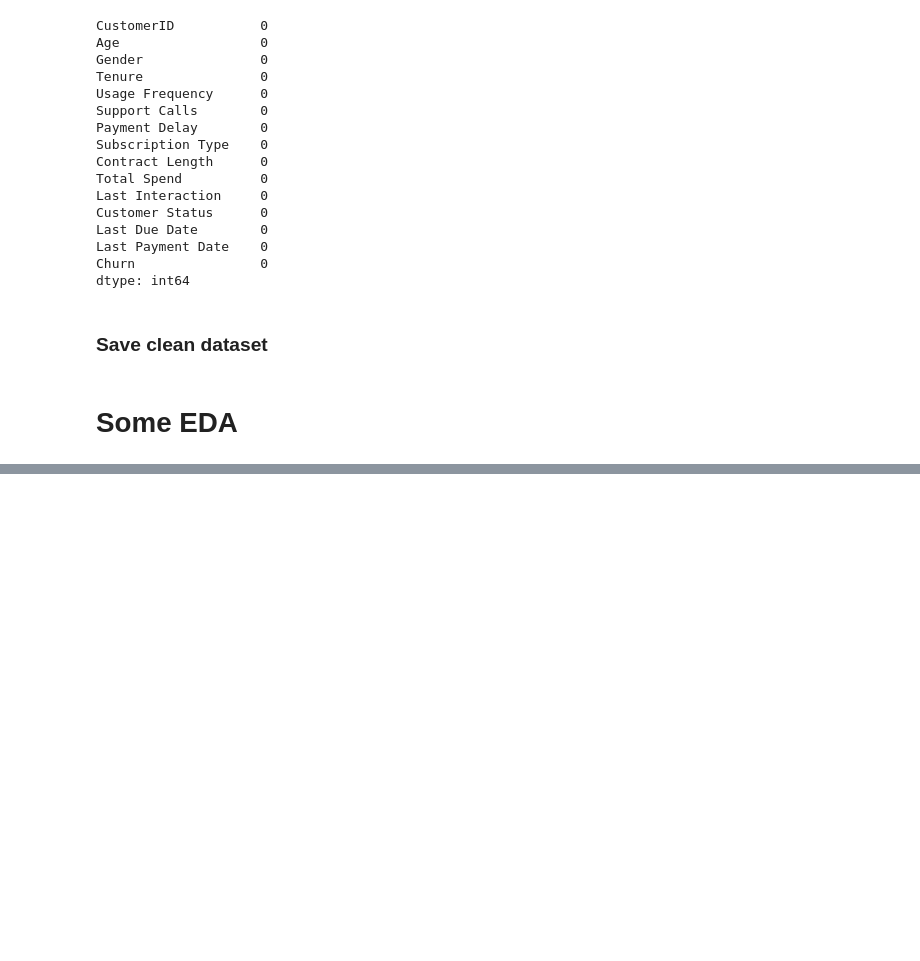
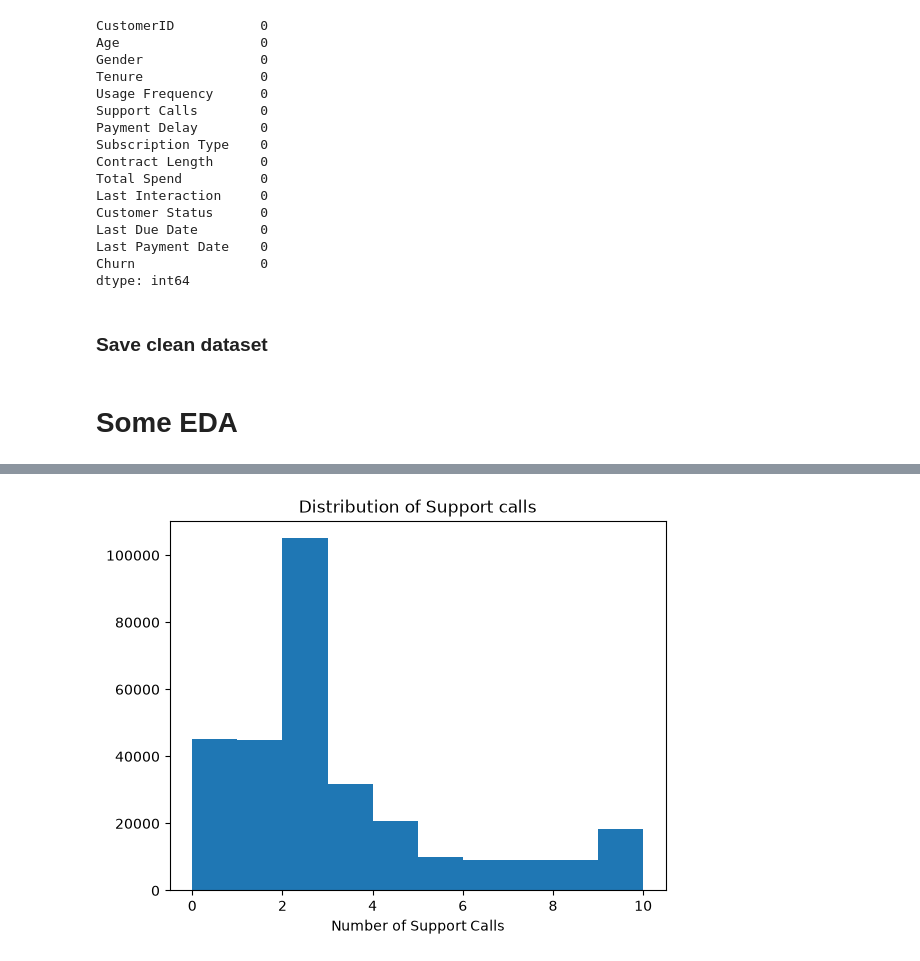
Before and after one commit to Cytoplasm09/ml-final-project, a Jupyter notebook: notebooks/customer_church_analysis.ipynb, the cells around one changed output, grey strips where cells are left out. Cells and saved outputs as stored; diff of their text form; code cells hidden in the pictures; blank space fills up the shorter version.

```diff
--- a/notebooks/customer_church_analysis.ipynb
+++ b/notebooks/customer_church_analysis.ipynb
@@ -161,0 +156,10 @@ KeyboardInterrupt:
+# %%
+df["Support Calls"].hist()
+
+plt.title("Distribution of Support calls")
+plt.xlabel("Number of Support Calls")
+plt.grid(False)
+
+plt.show()
+# %% [output]
+[figure, added]
```
Also changed, not shown: parts of 7 cells of this notebook, 5 other files.
